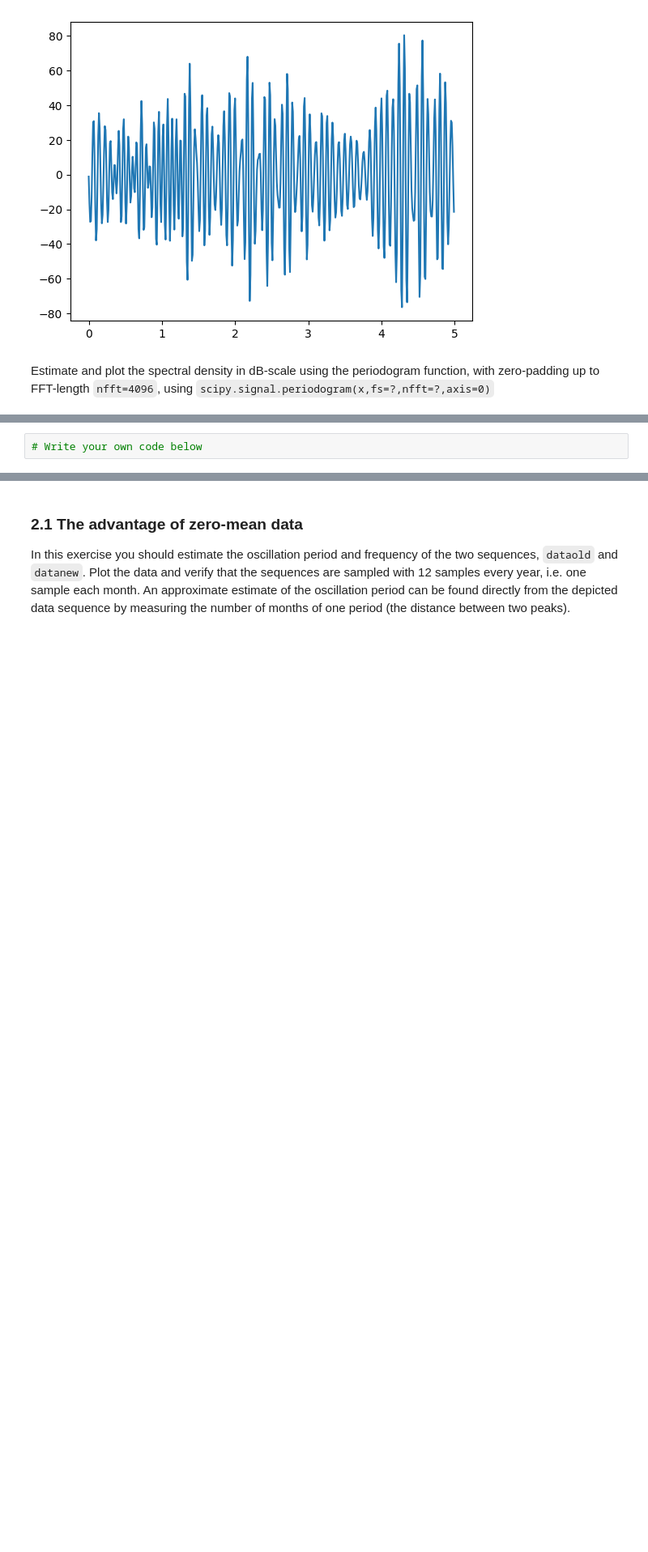
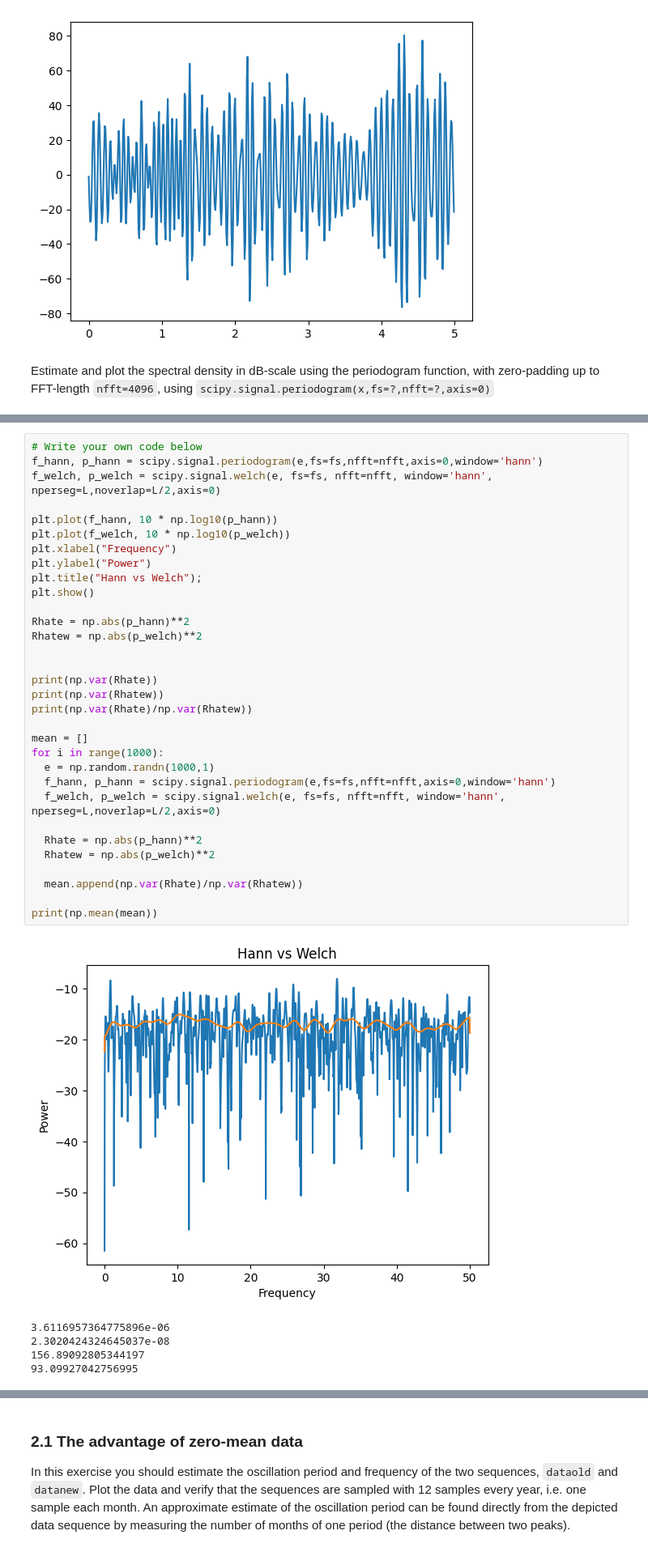
Before and after one commit to axellangenskiold/fmsf10, a Jupyter notebook: pythonLab3.ipynb, the cells around one changed output, grey strips where cells are left out. Shown at 81% size. Cells and saved outputs as stored; diff of their text form; blank space fills up the shorter version.

```diff
--- a/pythonLab3.ipynb
+++ b/pythonLab3.ipynb
@@ -188,7 +246,43 @@ A simple comparison of the variances for different methods  can be made from a w
 
 Plot the resulting spectral estimates and compute the variances of `Rhate` and `Rhatew` respectively, and the ratio of them, i.e.,
 `np.var(Rhate)/np.var(Rhatew)`. Repeat this a few times for new simulations of the white noise sequence.
-# %%
-# Write your own code below
+# %%
+# Write your own code below
+f_hann, p_hann = scipy.signal.periodogram(e,fs=fs,nfft=nfft,axis=0,window='hann')
+f_welch, p_welch = scipy.signal.welch(e, fs=fs, nfft=nfft, window='hann', nperseg=L,noverlap=L/2,axis=0)
+
+plt.plot(f_hann, 10 * np.log10(p_hann))
+plt.plot(f_welch, 10 * np.log10(p_welch))
+plt.xlabel("Frequency")
+plt.ylabel("Power")
+plt.title("Hann vs Welch");
+plt.show()
+
+Rhate = np.abs(p_hann)**2
+Rhatew = np.abs(p_welch)**2
+
+
+print(np.var(Rhate))
+print(np.var(Rhatew))
+print(np.var(Rhate)/np.var(Rhatew))
+
+mean = []
+for i in range(1000):
+  e = np.random.randn(1000,1)
+  f_hann, p_hann = scipy.signal.periodogram(e,fs=fs,nfft=nfft,axis=0,window='hann')
+  f_welch, p_welch = scipy.signal.welch(e, fs=fs, nfft=nfft, window='hann', nperseg=L,noverlap=L/2,axis=0)
+
+  Rhate = np.abs(p_hann)**2
+  Rhatew = np.abs(p_welch)**2
+
+  mean.append(np.var(Rhate)/np.var(Rhatew))
+
+print(np.mean(mean))
+# %% [output]
+[figure, added]
+3.6116957364775896e-06
+2.3020424324645037e-08
+156.89092805344197
+93.09927042756995
 # %% [markdown]
 ***Q6. What is the average relation between the two variances? What value do you expect, according to theory?***
```
Also changed, not shown: parts of 9 cells of this notebook.
